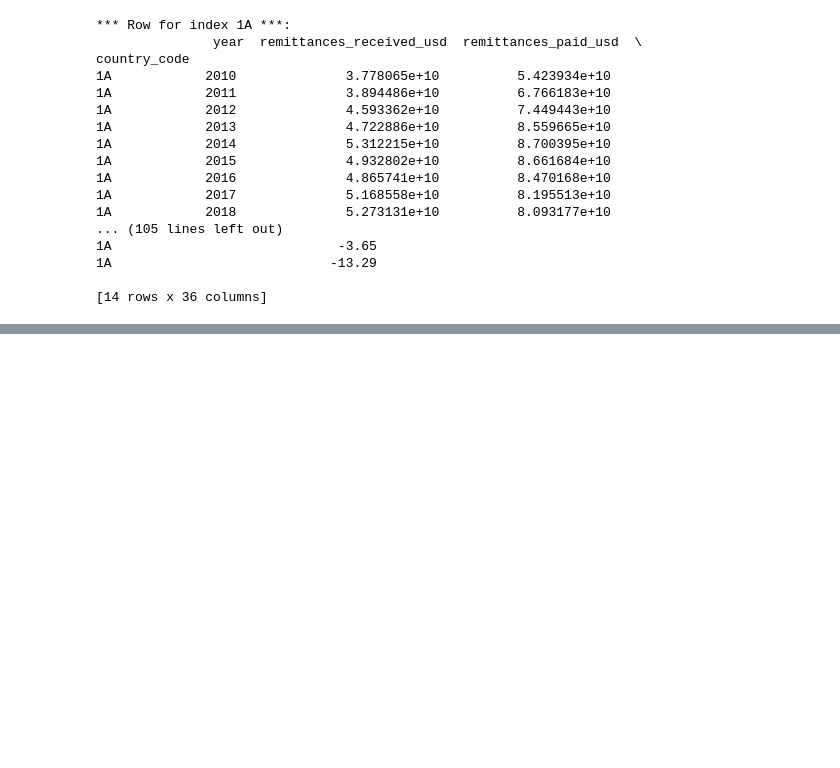
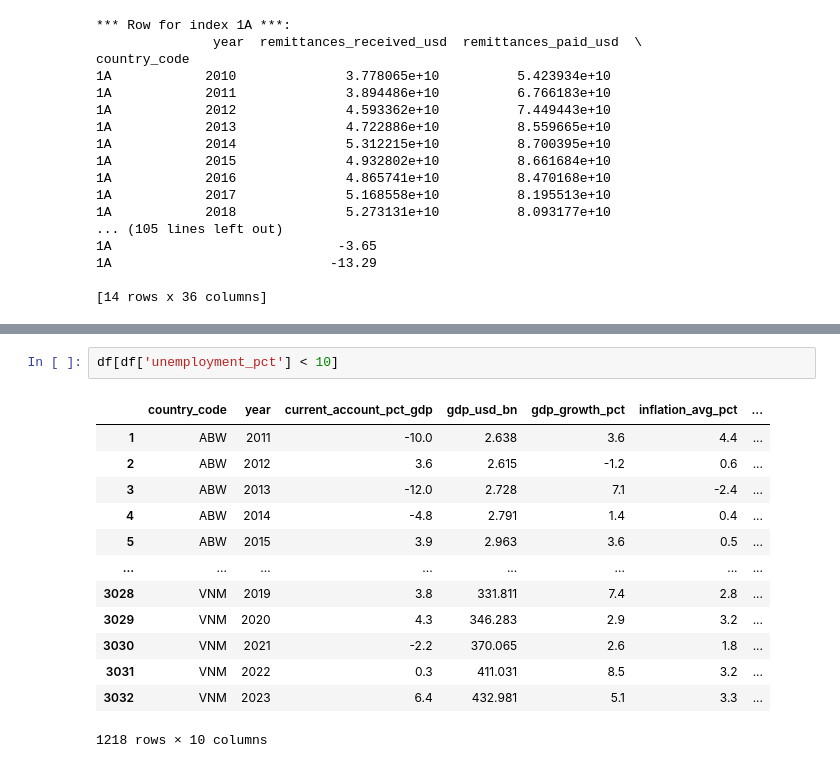
Before and after one commit to elmago07/AI-ML-Learnings, a Jupyter notebook: pandas_learnings.ipynb, the cells around one changed output, grey strips where cells are left out. Saved outputs shown, nothing was run; the diff lists cells and outputs as text; blank space fills up the shorter version.

```diff
--- a/pandas_learnings.ipynb
+++ b/pandas_learnings.ipynb
@@ -337,0 +385,16 @@ country_code
+# %%
+df[df['unemployment_pct'] < 10]
+# %% [output]
+|  | country_code | year | current_account_pct_gdp | gdp_usd_bn | gdp_growth_pct | inflation_avg_pct | ... |
+| 1 | ABW | 2011 | -10.0 | 2.638 | 3.6 | 4.4 | ... |
+| 2 | ABW | 2012 | 3.6 | 2.615 | -1.2 | 0.6 | ... |
+| 3 | ABW | 2013 | -12.0 | 2.728 | 7.1 | -2.4 | ... |
+| 4 | ABW | 2014 | -4.8 | 2.791 | 1.4 | 0.4 | ... |
+| 5 | ABW | 2015 | 3.9 | 2.963 | 3.6 | 0.5 | ... |
+| ... | ... | ... | ... | ... | ... | ... | ... |
+| 3028 | VNM | 2019 | 3.8 | 331.811 | 7.4 | 2.8 | ... |
+| 3029 | VNM | 2020 | 4.3 | 346.283 | 2.9 | 3.2 | ... |
+| 3030 | VNM | 2021 | -2.2 | 370.065 | 2.6 | 1.8 | ... |
+| 3031 | VNM | 2022 | 0.3 | 411.031 | 8.5 | 3.2 | ... |
+| 3032 | VNM | 2023 | 6.4 | 432.981 | 5.1 | 3.3 | ... |
+1218 rows × 10 columns
```
Also changed, not shown: parts of 4 cells of this notebook.
